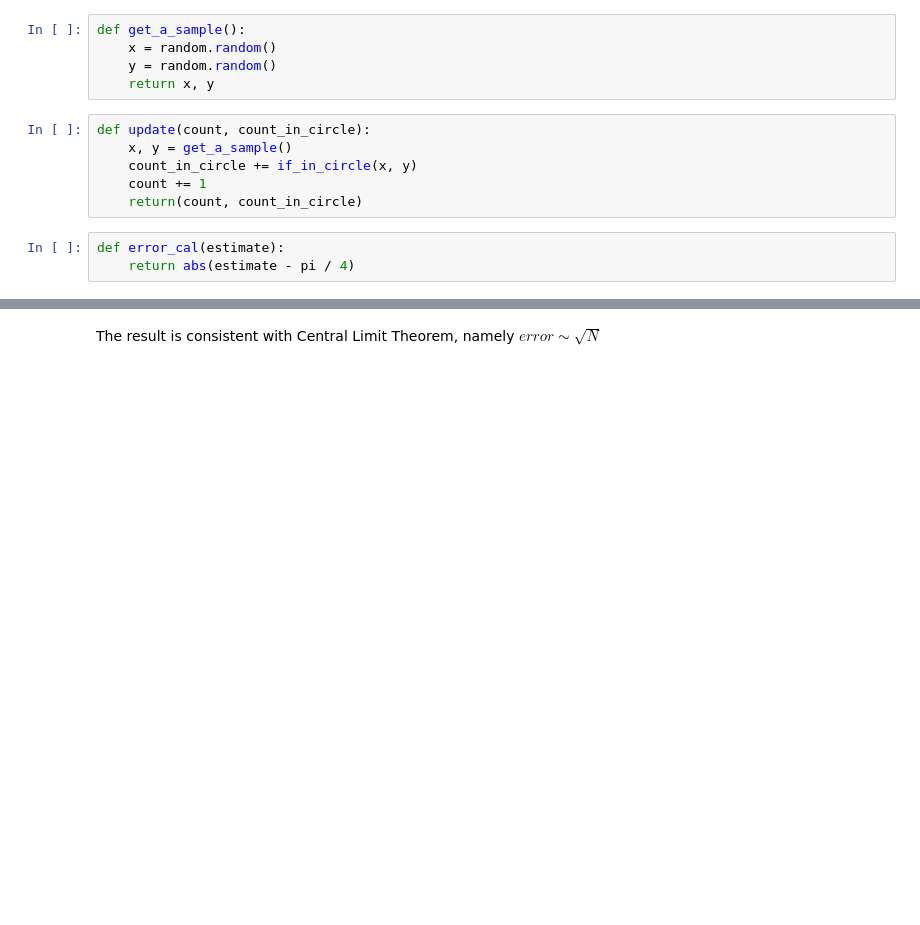
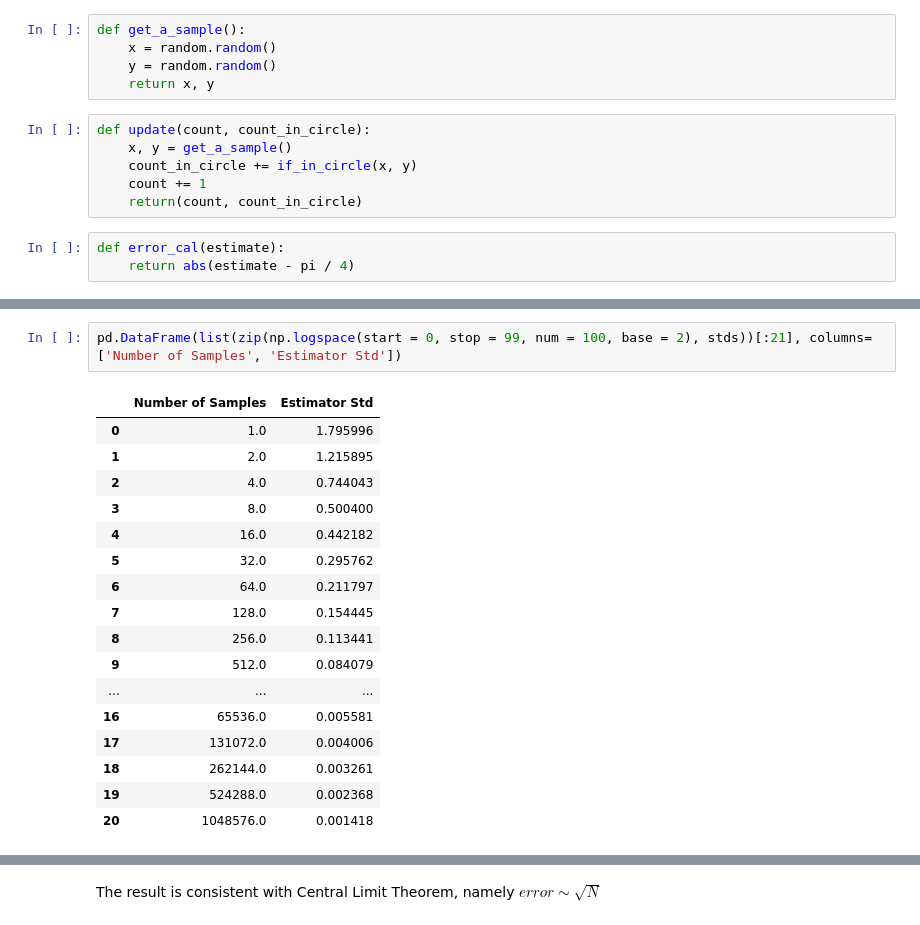
Before and after one commit to alex8937/Monte-Carlo-Simulation-Testing, a Jupyter notebook: Monte Carlo Simulation Testing.ipynb, the cells around one changed output, grey strips where cells are left out. Drawn from its saved outputs; the diff is of its cells as text; blank space fills up the shorter version.

```diff
--- a/Monte Carlo Simulation Testing.ipynb
+++ b/Monte Carlo Simulation Testing.ipynb
@@ -37,0 +54,20 @@ errors = errors / float(num_exp)
+# %%
+pd.DataFrame(list(zip(np.logspace(start = 0, stop = 99, num = 100, base = 2), stds))[:21], columns=['Number of Samples', 'Estimator Std'])
+# %% [output]
+|  | Number of Samples | Estimator Std |
+| 0 | 1.0 | 1.795996 |
+| 1 | 2.0 | 1.215895 |
+| 2 | 4.0 | 0.744043 |
+| 3 | 8.0 | 0.500400 |
+| 4 | 16.0 | 0.442182 |
+| 5 | 32.0 | 0.295762 |
+| 6 | 64.0 | 0.211797 |
+| 7 | 128.0 | 0.154445 |
+| 8 | 256.0 | 0.113441 |
+| 9 | 512.0 | 0.084079 |
+| ... | ... | ... |
+| 16 | 65536.0 | 0.005581 |
+| 17 | 131072.0 | 0.004006 |
+| 18 | 262144.0 | 0.003261 |
+| 19 | 524288.0 | 0.002368 |
+| 20 | 1048576.0 | 0.001418 |
```
Also changed, not shown: parts of 5 cells of this notebook, 4 other files.
